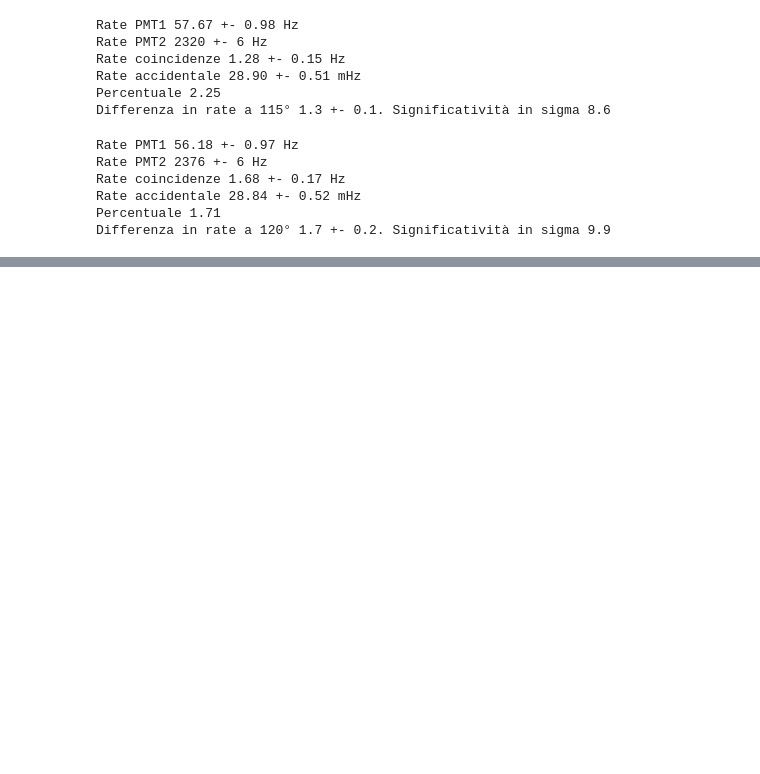
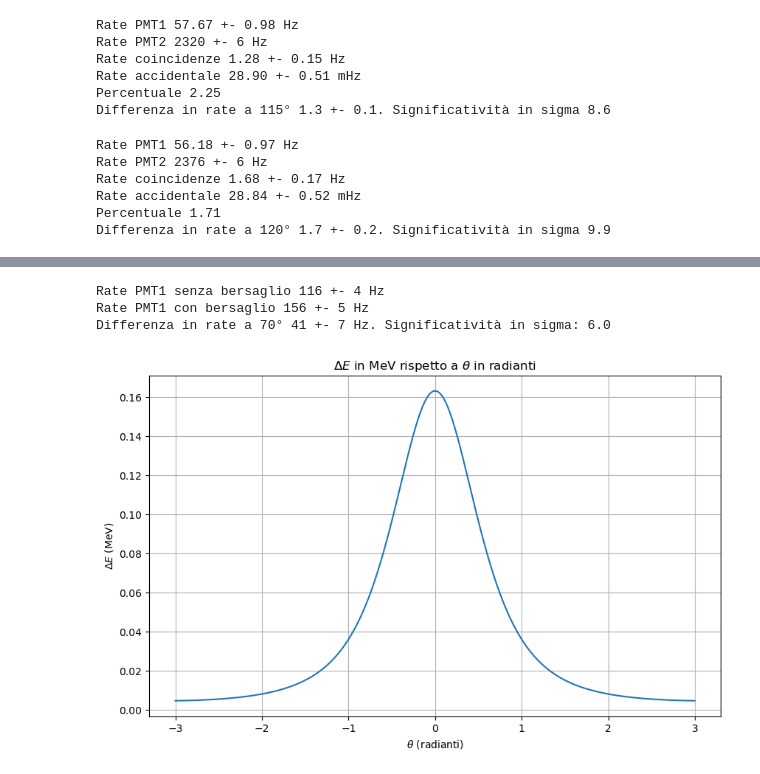
Before and after one commit to JuliaFavaro/Lab-Fund-Int, a Jupyter notebook: Compton/Calcoli_veloci.ipynb, the cells around one changed output, grey strips where cells are left out. Saved outputs shown, nothing was run; the diff lists cells and outputs as text; code cells hidden in the pictures; blank space fills up the shorter version.

```diff
--- a/Compton/Calcoli_veloci.ipynb
+++ b/Compton/Calcoli_veloci.ipynb
@@ -503,0 +550,46 @@ Angoli [75, 70, 80, 115, 120] rispetto al bias: [-16.95676739 -21.95676739 -11.9
+# %%
+counts_PMT1_solo=693
+counts_PMT1_coppia=937
+time=6
+
+rate_solo=counts_PMT1_solo/time
+err_rate_solo=np.sqrt(counts_PMT1_solo)/time
+rate_coppia=counts_PMT1_coppia/time
+err_rate_coppia=np.sqrt(counts_PMT1_coppia)/time
+
+diffbersaglio=rate_coppia-rate_solo
+errdiffbersaglio=np.sqrt(err_rate_solo**2+err_rate_coppia**2)
+
+print(f"Rate PMT1 senza bersaglio {rate_solo:.0f} +- {err_rate_solo:.0f} Hz")
+print(f"Rate PMT1 con bersaglio {rate_coppia:.0f} +- {err_rate_coppia:.0f} Hz")
+print(f"Differenza in rate a 70° {diffbersaglio:.0f} +- {errdiffbersaglio:.0f} Hz. Significatività in sigma: {diffbersaglio/errdiffbersaglio:.1f} ")
+# %% [output]
+Rate PMT1 senza bersaglio 116 +- 4 Hz
+Rate PMT1 con bersaglio 156 +- 5 Hz
+Differenza in rate a 70° 41 +- 7 Hz. Significatività in sigma: 6.0
+# %%
+# Definisci le costanti
+E2 = 1.333  # MeV
+E1 = 1.17   # MeV
+me = 0.511  # MeV
+
+# Crea un array di theta da 0 a 3 radianti
+theta = np.linspace(-3, 3, 1000)
+
+# Calcola DE_fatt1 e DE_fatt2
+DE_fatt1 = E2 / (1 + E2 / me * (1 - np.cos(theta)))
+DE_fatt2 = E1 / (1 + E1 / me * (1 - np.cos(theta)))
+
+# Calcola DE
+DE = DE_fatt1 - DE_fatt2
+
+# Crea il grafico
+plt.figure(figsize=(10, 6))
+plt.plot(theta, DE)
+plt.xlabel(r'$\theta$ (radianti)')
+plt.ylabel(r'$\Delta E$ (MeV)')
+plt.title(r'$\Delta E$ in MeV rispetto a $\theta$ in radianti')
+plt.grid(True)
+plt.show()
+# %% [output]
+[figure, added]
```
Also changed, not shown: parts of 5 cells of this notebook, 6 other files.
